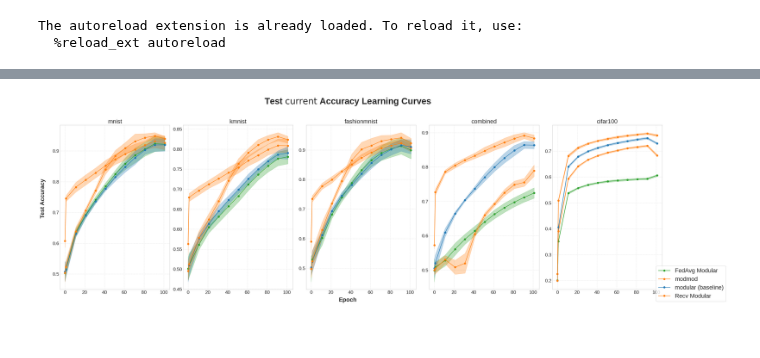
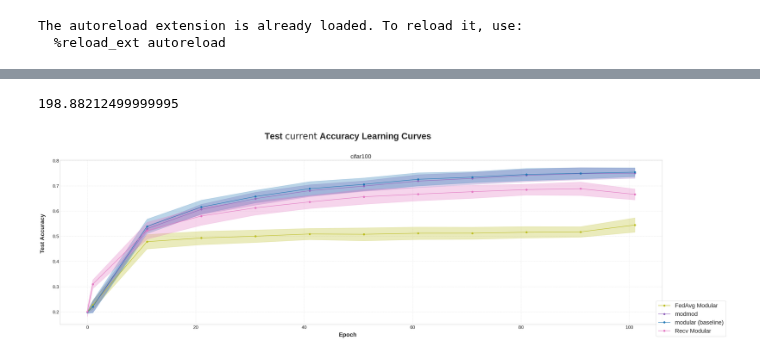
Before and after one commit to vlongle/learning-hive, a Jupyter notebook: plot_learning_curve.ipynb, the cells around one changed output, grey strips where cells are left out. Saved outputs shown, nothing was run; the diff lists cells and outputs as text; code cells hidden in the pictures.

```diff
--- a/plot_learning_curve.ipynb
+++ b/plot_learning_curve.ipynb
@@ -59,7 +60,13 @@ what_to_plot = "modular"
 # what_to_plot = "modmod_topology"
 # %%
 datasets = ["mnist", "kmnist", "fashionmnist", "combined", "cifar100"]
+datasets = ["combined"]
 # datasets = ["mnist", "kmnist", "fashionmnist"]
+datasets = ["mnist", "kmnist"]
+datasets = ["mnist", "combined"]
+# datasets = ["mnist", "cifar100"]
+datasets = ["cifar100"]
+# datasets = ["combined"]
 experiment_folder = "experiment_results"
 
 
@@ -67,7 +74,7 @@ use_contrastive = True
 
 viz = False
 seeds = [0, 1, 2, 3, 4, 5, 6, 7]
-# seeds = [7]
+# seeds = [0, 1, 2, 3, 4, 5, 6]
 tasks=None
 agent_ids = None
 ax=None
@@ -75,8 +82,13 @@ sync_bases = [True]
 opt_with_randoms = [False]
 
 metric='test_acc'
+# metric='test_loss'
 
 
+# seeds = [0]
+# agent_ids=['agent_0']
+tasks=[4]
+# tasks=[3]
 
 num_tryout_epochs = 20
 max_num_modules_tryout = 3
@@ -107,6 +119,7 @@ else:
 
 use_contrastive_list = [False]
 
+# mode='avg'
 
 freeze_candidate_module = False
 no_sparse_basis_ls = [True]
@@ -175,7 +188,23 @@ def get_save_dirs_recv(dataset, seed):
     for algo in algos:
         for use_contrastive_opt in use_contrastive_list:
             name = f"recv_{algo}"
-            save_dirs[name] = get_save_dir(experiment_folder, experiment_name,
+            # save_dirs[name] = get_save_dir(experiment_folder, experiment_name,
+            #                                     dataset, algo, num_trains_per_class, use_contrastive_opt, seed)
+            # save_dirs[name] = get_save_dir("heuristic_experiment_results", "heuristic_experiment_results/heuristic_budget_20_enforce_balance_True_mem_32_freq_16",
+            #                                     dataset, algo, num_trains_per_class, use_contrastive_opt, seed)
+            # save_dirs[name] = get_save_dir("heuristic_experiment_results", "heuristic_experiment_results/recv_mem_32_freq_16",
+            #                                     dataset, algo, num_trains_per_class, use_contrastive_opt, seed)
+            # save_dirs[name] = get_save_dir("rerun_opt_heuristic_experiment_results", "recv_mem_32_freq_16",
+            #                                     dataset, algo, num_trains_per_class, use_contrastive_opt, seed)
+            # save_dirs[name] = get_save_dir("rerun_opt_heuristic_experiment_results", "recv_mem_100_freq_16",
+            #                                     dataset, algo, num_trains_per_class, use_contrastive_opt, seed)
+            # save_dirs[name] = get_save_dir("rerun_opt_heuristic_experiment_results", "heuristic_budget_20_enforce_balance_True_mem_32",
+            #                                     dataset, algo, num_trains_per_class, use_contrastive_opt, seed)
+            # save_dirs[name] = get_save_dir("rerun_opt_heuristic_experiment_results", "heuristic_budget_20_enforce_balance_True_mem_400",
+            #                                     dataset, algo, num_trains_per_class, use_contrastive_opt, seed)
+            # save_dirs[name] = get_save_dir("rerun_opt_heuristic_experiment_results", "heuristic_budget_20_enforce_balance_True_mem_160",
+            #                                     dataset, algo, num_trains_per_class, use_contrastive_opt, seed)
+            save_dirs[name] = get_save_dir(".", "heuristic_budget_0_enforce_balance_True_mem_32",
                                                 dataset, algo, num_trains_per_class, use_contrastive_opt, seed)
     return save_dirs
 
@@ -277,7 +306,8 @@ def get_save_dirs(dataset, seed):
         save_dirs.update(get_save_dirs_fedavg(dataset, seed))
         # save_dirs.update(get_save_dirs_modmod_topology(dataset, seed, topology_experiment_results="new_topology_experiment_results/topology_experiment_results/jorge_setting_fedavg/comm_freq_5"))
         save_dirs.update(get_save_dirs_multiple_folders(dataset, seed, root_experiment_folder="new_topology_experiment_results/jorge_setting_fedavg/comm_freq_5",
-         patterns=[r"disconnect", r"ring", r"server", r"tree"]))
+        # save_dirs.update(get_save_dirs_multiple_folders(dataset, seed, root_experiment_folder="topology_experiment_results/topology_experiment_results/jorge_setting_fedavg/comm_freq_5",
+        patterns=[r"disconnect", r"ring", r"server", r"tree"]))
 
     elif "fedavg" in what_to_plot:
         save_dirs.update(get_save_dirs_base(dataset, seed))
@@ -404,7 +489,12 @@ if what_to_plot == "fedavg_monolithic_topology":
+# %%
+np.trapz(df['test_acc_mean'], df['epoch'])
+# %% [output]
+198.88212499999995
 # %%
 plot_learning_curve_dataset(dataset_agg_dfs, remap_name=remap_name, colormap=colormap,
                             mode=mode, save_fig_path=f'Figures/{what_to_plot}_lc.pdf',
-                            error_type='std')
+                            error_type='std',
+                            metric=metric)
 # %% [output]
-[figure, old version]
+[figure, new version]
 # %%
```
Also changed, not shown: parts of 10 cells of this notebook, 19 other files.
